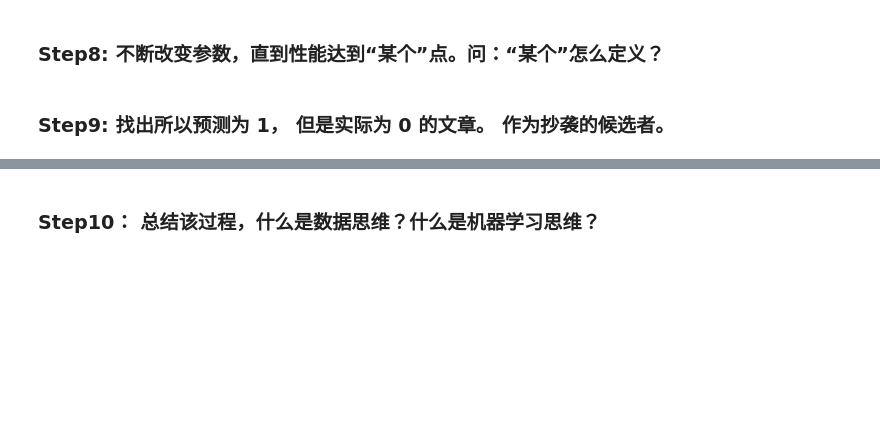
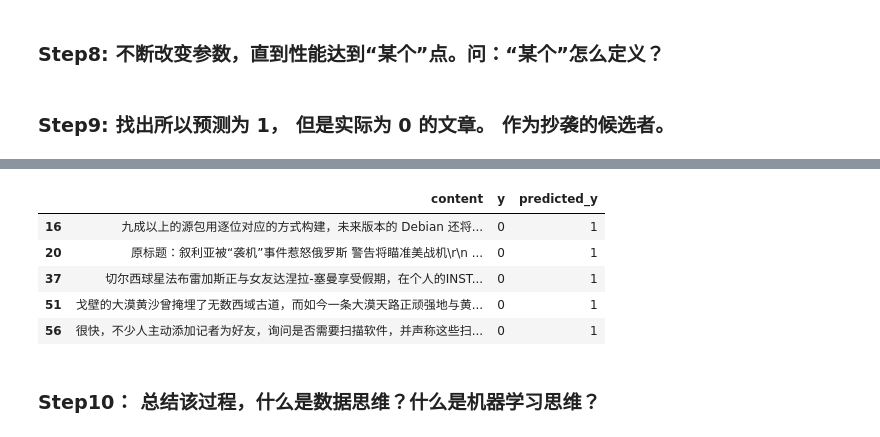
Before and after one commit to buptwxd2/nlp_homework, a Jupyter notebook: assignment-07 First Step of using machine learning and models..ipynb, the cells around one changed output, grey strips where cells are left out. Saved outputs shown, nothing was run; the diff lists cells and outputs as text; code cells hidden in the pictures; blank space fills up the shorter version.

```diff
--- a/assignment-07 First Step of using machine learning and models..ipynb
+++ b/assignment-07 First Step of using machine learning and models..ipynb
@@ -182,3 +363,12 @@ MemoryError:
+# %%
+suspicious_news.head()
+# %% [output]
+|  | content | y | predicted_y |
+| 16 | 九成以上的源包用逐位对应的方式构建，未来版本的 Debian 还将... | 0 | 1 |
+| 20 | 原标题：叙利亚被“袭机”事件惹怒俄罗斯 警告将瞄准美战机\r\n ... | 0 | 1 |
+| 37 | 切尔西球星法布雷加斯正与女友达涅拉-塞曼享受假期，在个人的INST... | 0 | 1 |
+| 51 | 戈壁的大漠黄沙曾掩埋了无数西域古道，而如今一条大漠天路正顽强地与黄... | 0 | 1 |
+| 56 | 很快，不少人主动添加记者为好友，询问是否需要扫描软件，并声称这些扫... | 0 | 1 |
 # %% [markdown]
 ### Step10： 总结该过程，什么是数据思维？什么是机器学习思维？
 # %% [markdown]
```
Also changed, not shown: parts of 72 cells of this notebook.
